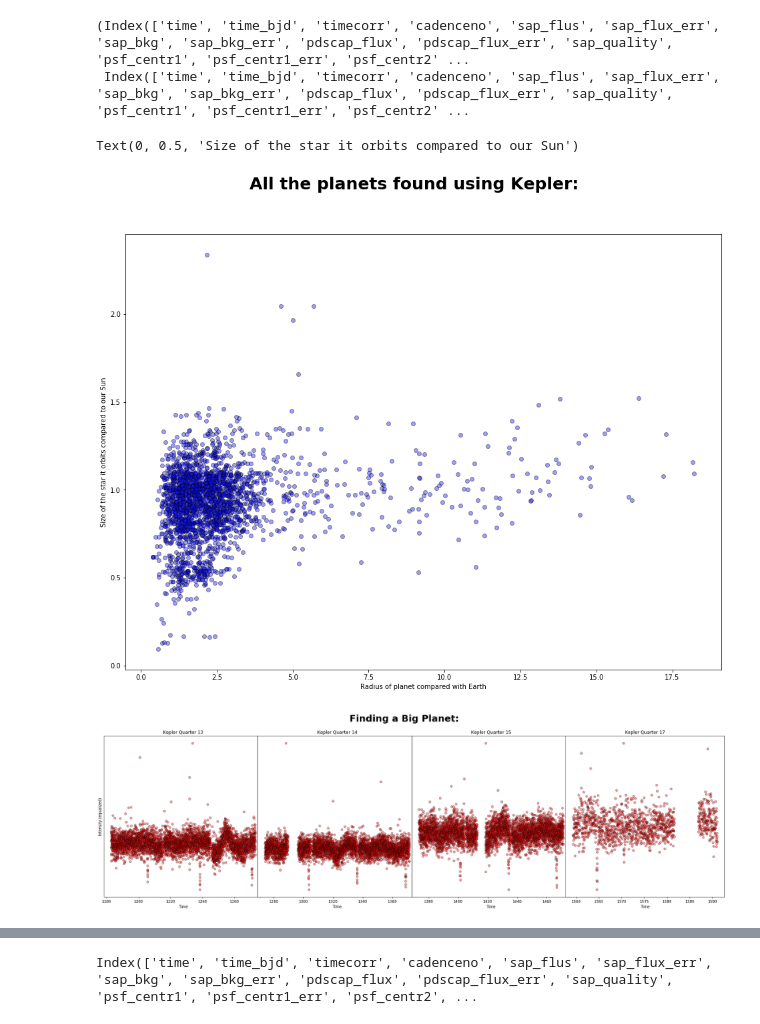
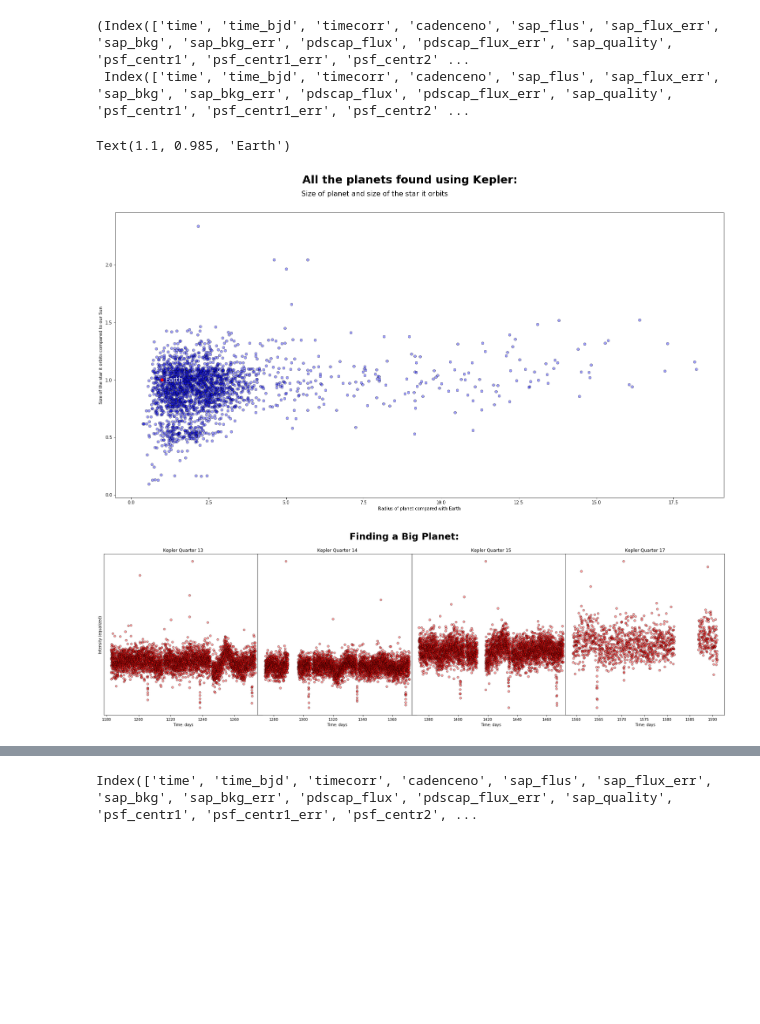
Before and after one commit to jazzathoth/DataStorytelling_ProjectRepo, a Jupyter notebook: planets_visualizations.ipynb, the cells around one changed output, grey strips where cells are left out. Saved outputs shown, nothing was run; the diff lists cells and outputs as text; code cells hidden in the pictures; blank space fills up the shorter version.

```diff
--- a/planets_visualizations.ipynb
+++ b/planets_visualizations.ipynb
@@ -201,18 +248,22 @@ bp17light.columns, lp17light.columns
 (Index(['time', 'time_bjd', 'timecorr', 'cadenceno', 'sap_flus', 'sap_flux_err', 'sap_bkg', 'sap_bkg_err', 'pdscap_flux', 'pdscap_flux_err', 'sap_quality', 'psf_centr1', 'psf_centr1_err', 'psf_centr2' ...
  Index(['time', 'time_bjd', 'timecorr', 'cadenceno', 'sap_flus', 'sap_flux_err', 'sap_bkg', 'sap_bkg_err', 'pdscap_flux', 'pdscap_flux_err', 'sap_quality', 'psf_centr1', 'psf_centr1_err', 'psf_centr2' ...
 # %%
-fig, ax = plt.subplots(1,1, figsize=(,12))
+fig, ax = plt.subplots(1,1, figsize=(25,12))
 fig.subplots_adjust(hspace=1, wspace=-.03)
 fig.suptitle('All the planets found using Kepler:', fontsize=25, fontweight='bold', va='top');
 
 ax.scatter((planets_conf.loc[planets_conf['koi_prad'] <= 20]['koi_prad'])
            ,planets_conf.loc[planets_conf['koi_prad'] <= 20]['koi_smass'],
            c='#0f0fff', alpha=.4, edgecolors='#000000');
+ax.scatter(1,1,c='r')
 ax.set_xlabel('Radius of planet compared with Earth')
 ax.set_ylabel('Size of the star it orbits compared to our Sun')
+
+ax.text(5.5,2.6,'Size of planet and size of the star it orbits', fontsize=16)
+ax.text(1.1,.985,'Earth', fontsize=15, color='#ffffff')
 # %% [output]
-Text(0, 0.5, 'Size of the star it orbits compared to our Sun')
+Text(1.1, 0.985, 'Earth')
-[figure, old version]
+[figure, new version]
 # %%
 fig, ax = plt.subplots(1,4, figsize=(30,8))
 fig.subplots_adjust(hspace=1, wspace=-.03)
@@ -222,11 +273,11 @@ for i in range(4):
   ax[i].scatter(bpl_vars[i]['time'], bpl_vars[i]['pdscap_flux'],c='#ff0f0f', alpha=.4, edgecolors='#000000')
   ax[i].set_title('Kepler Quarter {}'.format(dates[i]))
   ax[i].set_yticks([])
-  ax[i].set_xlabel('Time: Q{}'.format(dates))
+  ax[i].set_xlabel('Time: days')
   ax[0].set_ylabel('Intensity (equalized)')
 fig.suptitle('Finding a Big Planet:', fontsize=25, fontweight='bold', va='top');
 # %% [output]
-[figure, old version]
+[figure, new version]
 # %%
 largest20.head()
 # %% [output]
```
Also changed, not shown: parts of 13 cells of this notebook.
